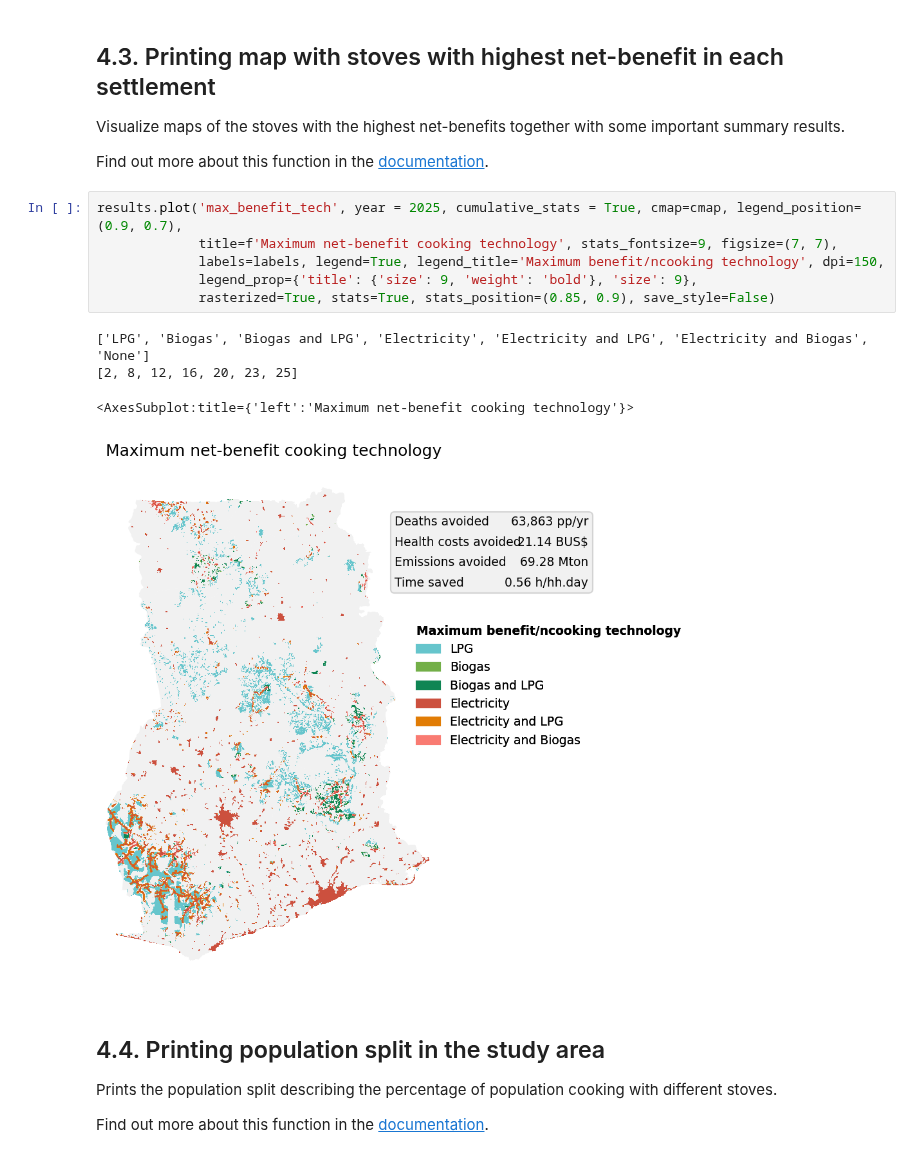
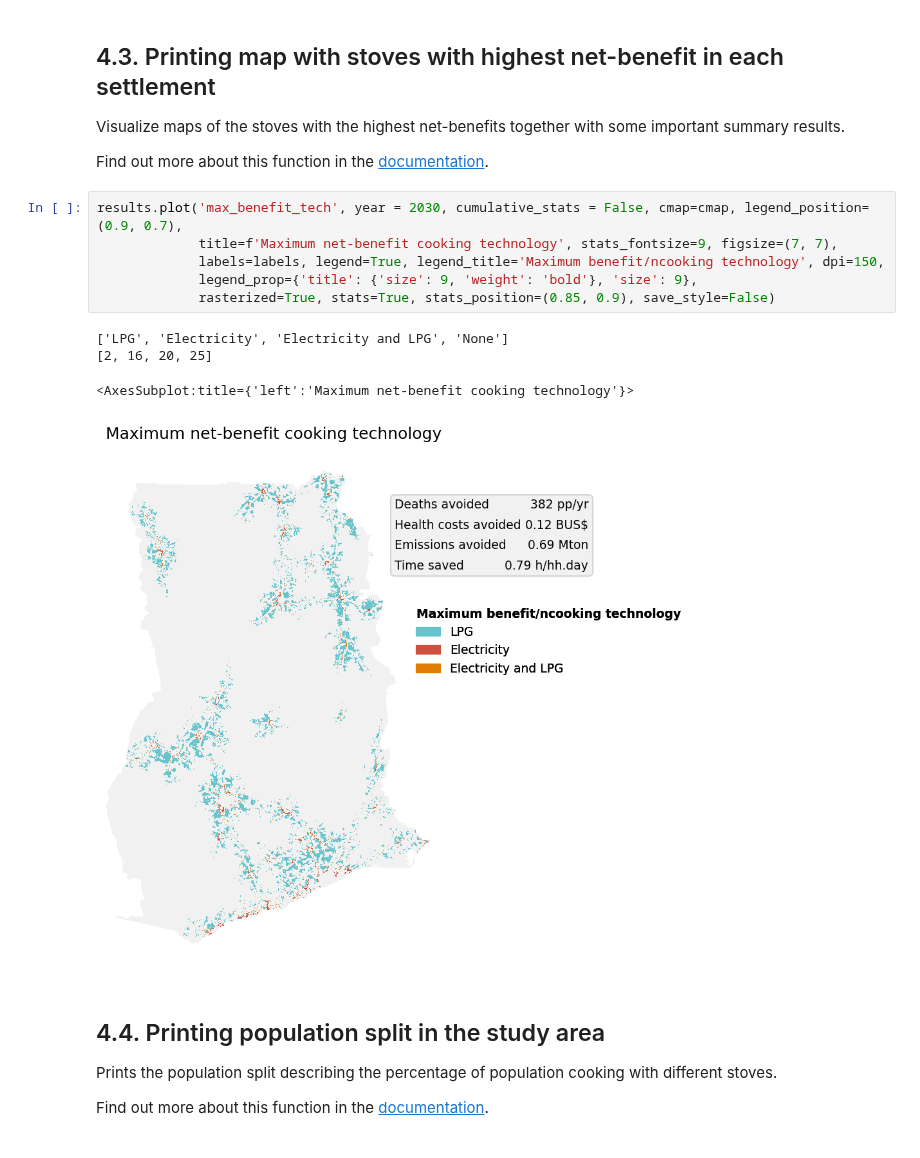
Before and after one commit to Open-Source-Spatial-Clean-Cooking-Tool/OnStove, a Jupyter notebook: example/OnStove_notebook.ipynb, the cells around one changed output. Drawn from its saved outputs; the diff is of its cells as text.

```diff
--- a/example/OnStove_notebook.ipynb
+++ b/example/OnStove_notebook.ipynb
@@ -491,16 +495,16 @@ Visualize maps of the stoves with the highest net-benefits together with some im
 
 Find out more about this function in the [documentation](https://onstove-documentation.readthedocs.io/en/latest/generated/onstove.onstove.OnStove.plot.html).
 # %%
-results.plot('max_benefit_tech', year = 2025, cumulative_stats = True, cmap=cmap, legend_position=(0.9, 0.7),
+results.plot('max_benefit_tech', year = 2030, cumulative_stats = False, cmap=cmap, legend_position=(0.9, 0.7),
              title=f'Maximum net-benefit cooking technology', stats_fontsize=9, figsize=(7, 7),
              labels=labels, legend=True, legend_title='Maximum benefit/ncooking technology', dpi=150,
              legend_prop={'title': {'size': 9, 'weight': 'bold'}, 'size': 9},
              rasterized=True, stats=True, stats_position=(0.85, 0.9), save_style=False)
 # %% [output]
-['LPG', 'Biogas', 'Biogas and LPG', 'Electricity', 'Electricity and LPG', 'Electricity and Biogas', 'None']
-[2, 8, 12, 16, 20, 23, 25]
+['LPG', 'Electricity', 'Electricity and LPG', 'None']
+[2, 16, 20, 25]
 <AxesSubplot:title={'left':'Maximum net-benefit cooking technology'}>
-[figure, old version]
+[figure, new version]
 # %% [markdown]
 ## 4.4. Printing population split in the study area
 
```
Also changed, not shown: parts of 8 cells of this notebook, 2 other files.
